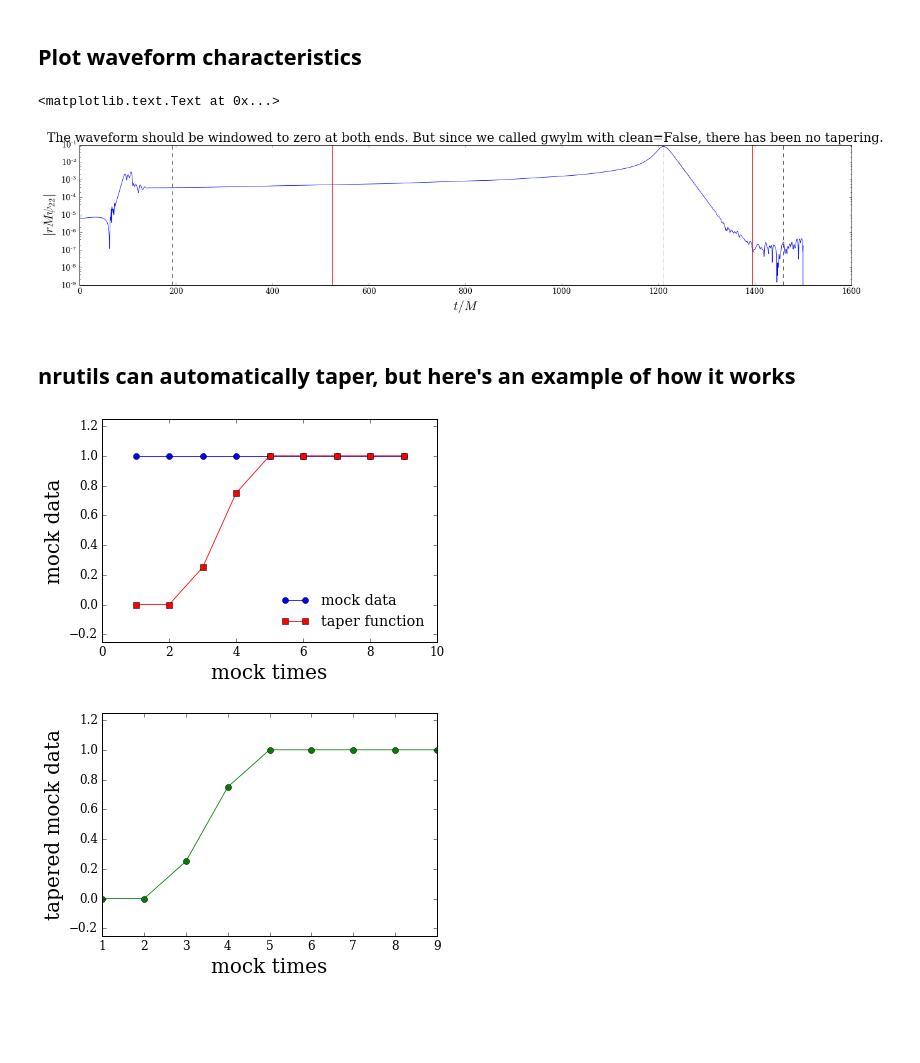
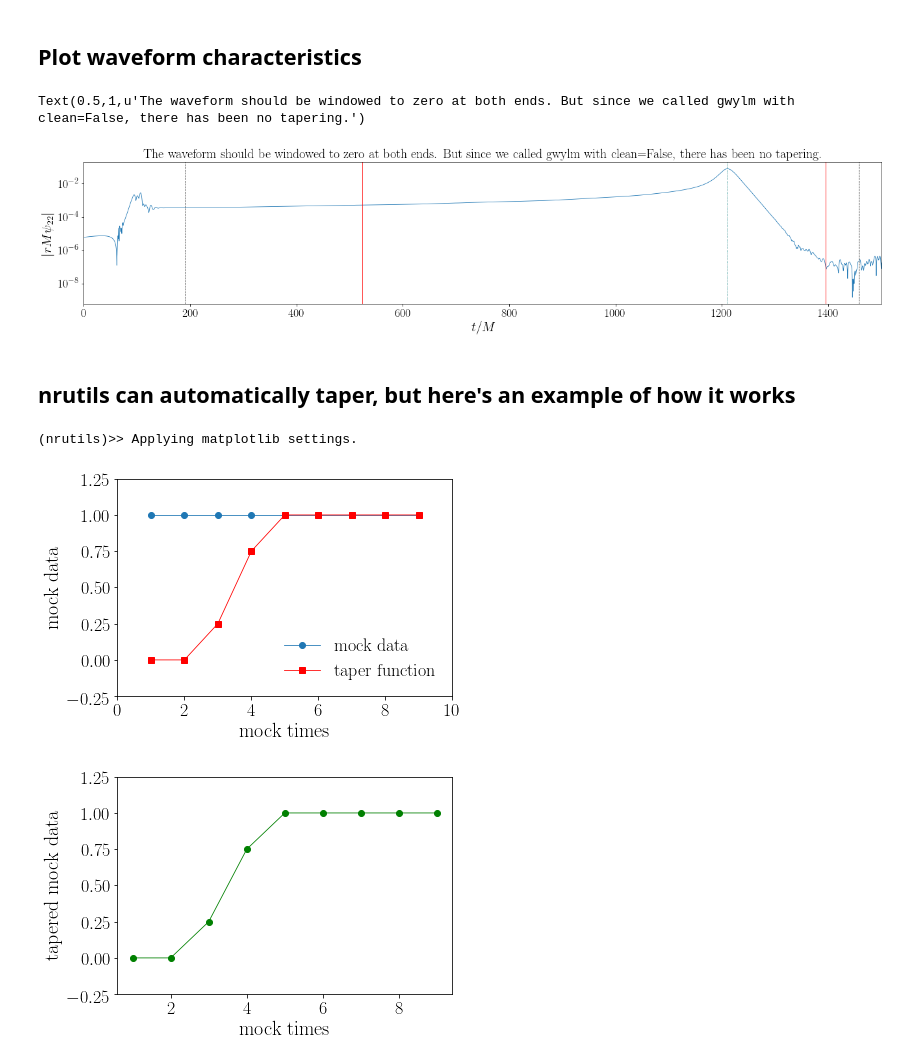
Before and after one commit to llondon6/nrutils_dev, a Jupyter notebook: examples/maketaper_example.ipynb, the cells around one changed output. Cells and saved outputs as stored; diff of their text form; code cells hidden in the pictures; blank space fills up the shorter version.

```diff
--- a/examples/maketaper_example.ipynb
+++ b/examples/maketaper_example.ipynb
@@ -6,15 +6,18 @@
 %autoreload 2
 %matplotlib inline
 # Import useful things
-from nrutils import gwylm,scsearch,romline,maketaper
+from nrutils import gwylm,scsearch,romline,maketaper,lim
 # Setup plotting backend
-import matplotlib as mpl
-from mpl_toolkits.mplot3d import axes3d
-mpl.rcParams['lines.linewidth'] = 0.8
-mpl.rcParams['font.family'] = 'serif'
-mpl.rcParams['font.size'] = 12
-mpl.rcParams['axes.labelsize'] = 20
-mpl.rcParams['axes.titlesize'] = 20
+# import matplotlib as mpl
+# mpl.rcParams['lines.linewidth'] = 0.8
+# mpl.rcParams['font.size'] = 12
+# mpl.rcParams['axes.labelsize'] = 20
+# mpl.rcParams['axes.titlesize'] = 20
+# mpl.rcParams['xtick.labelsize'] = 18
+# mpl.rcParams['ytick.labelsize'] = 18
+# from matplotlib import rc
+# rc('font', **{'family': 'serif', 'serif': ['Computer Modern']})
+# rc('text', usetex=True)
 from matplotlib.pyplot import *
 from mpl_toolkits.mplot3d import Axes3D
 #
@@ -73,10 +78,12 @@ gca().set_yscale('log')
 xlabel('$t/M$')
 ylabel('$|$'+u.kind+'$|$')
 
+xlim(lim(u.t))
+
 title('The waveform should be windowed to zero at both ends. But since we called gwylm with clean=False, there has been no tapering.')
 # %% [output]
-<matplotlib.text.Text at 0x...>
+Text(0.5,1,u'The waveform should be windowed to zero at both ends. But since we called gwylm with clean=False, there has been no tapering.')
-[figure, old version]
+[figure, new version]
 # %% [markdown]
 ## nrutils can automatically taper, but here's an example of how it works
 # %%
@@ -85,33 +92,34 @@ title('The waveform should be windowed to zero at both ends. But since we called
 # For example:
 
 # Make fake data
 mock_times = arange(1,10)
-mock_range_values = ones_like( dummy_times )
+mock_range_values = ones_like( mock_times )
 index_start = 1
 index_end = 4
 
 # Create a taper function
 the_taper = maketaper( mock_times, [index_start,index_end] )
 
 # Plot the taper function against the dummy data
 plot( mock_times, mock_range_values, '-o', label='mock data' )
 plot( mock_times, the_taper, '-rs', label='taper function' )
 xlim([0,10])
 ylim([-0.25,1.25])
 xlabel('mock times')
 ylabel('mock data')
 legend(frameon=False,loc='best')
 
 # To apply the taper, simply multiply the data by the taper
 tapered_mock_values = the_taper * mock_range_values
 
 # Plot the result
 figure()
 plot( mock_times, tapered_mock_values, '-og' )
 ylim([-0.25,1.25])
 xlabel('mock times')
 ylabel('tapered mock data')
 legend(frameon=False,loc='best')
 # %% [output]
+(nrutils)>> Applying matplotlib settings.
-[figure, old version]
+[figure, new version]
-[figure, old version]
+[figure, new version]
```
Also changed, not shown: parts of 1 cell of this notebook, 9 other files.
